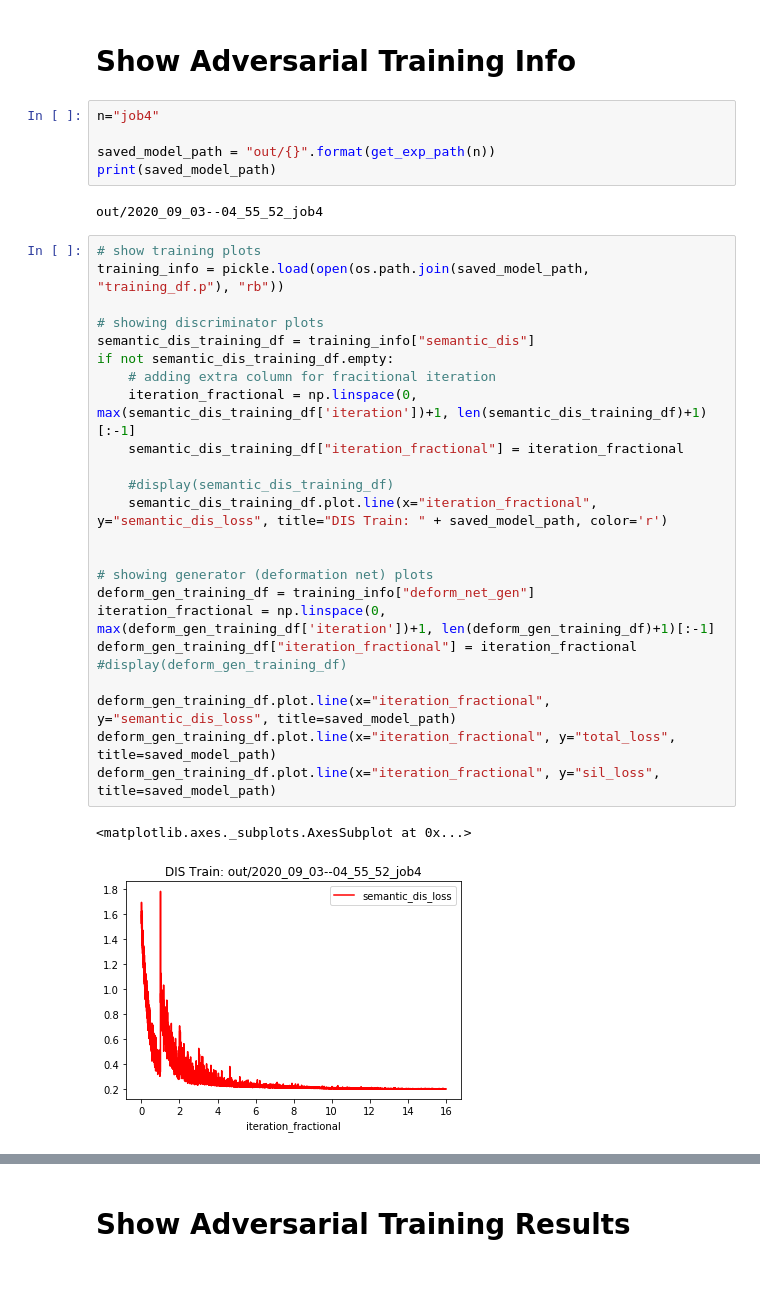
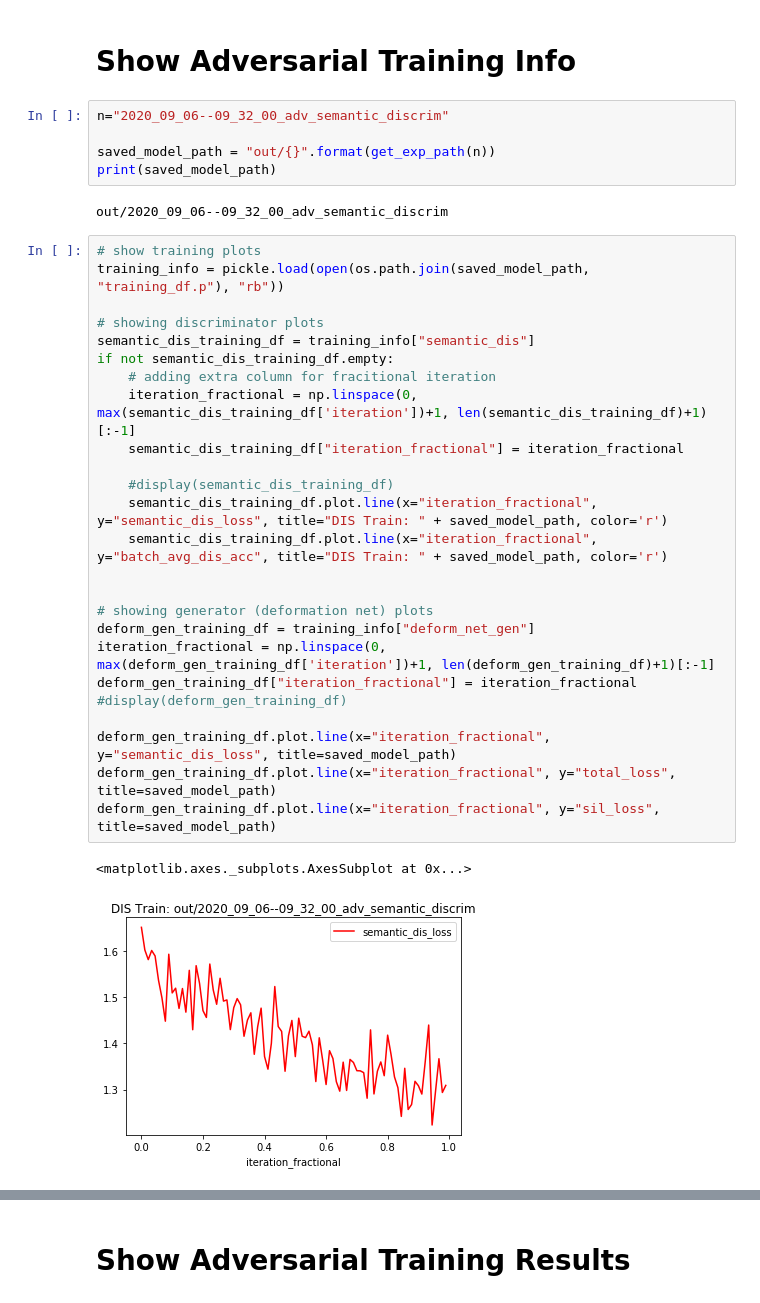
Before and after one commit to b7leung/sil_consistent_at_inference, a Jupyter notebook: notebooks/Adversarial Semantic Descriminator Debug.ipynb, the cells around one changed output, grey strips where cells are left out. Drawn from its saved outputs; the diff is of its cells as text.

```diff
--- a/notebooks/Adversarial Semantic Descriminator Debug.ipynb
+++ b/notebooks/Adversarial Semantic Descriminator Debug.ipynb
@@ -62,36 +62,37 @@ cfg = utils.load_config(cfg_path, "configs/default.yaml")
 # %% [markdown]
 # Show Adversarial Training Info
 # %%
-n="job4"
+n="2020_09_06--09_32_00_adv_semantic_discrim"
 
 saved_model_path = "out/{}".format(get_exp_path(n))
 print(saved_model_path)
 # %% [output]
-out/2020_09_03--04_55_52_job4
+out/2020_09_06--09_32_00_adv_semantic_discrim
 # %%
 # show training plots
 training_info = pickle.load(open(os.path.join(saved_model_path, "training_df.p"), "rb"))
 
 # showing discriminator plots
 semantic_dis_training_df = training_info["semantic_dis"]
 if not semantic_dis_training_df.empty:
     # adding extra column for fracitional iteration
     iteration_fractional = np.linspace(0, max(semantic_dis_training_df['iteration'])+1, len(semantic_dis_training_df)+1)[:-1]
     semantic_dis_training_df["iteration_fractional"] = iteration_fractional
 
     #display(semantic_dis_training_df)
     semantic_dis_training_df.plot.line(x="iteration_fractional", y="semantic_dis_loss", title="DIS Train: " + saved_model_path, color='r')
+    semantic_dis_training_df.plot.line(x="iteration_fractional", y="batch_avg_dis_acc", title="DIS Train: " + saved_model_path, color='r')
 
 
 # showing generator (deformation net) plots
 deform_gen_training_df = training_info["deform_net_gen"]
 iteration_fractional = np.linspace(0, max(deform_gen_training_df['iteration'])+1, len(deform_gen_training_df)+1)[:-1]
 deform_gen_training_df["iteration_fractional"] = iteration_fractional
 #display(deform_gen_training_df)
 
 deform_gen_training_df.plot.line(x="iteration_fractional", y="semantic_dis_loss", title=saved_model_path)
 deform_gen_training_df.plot.line(x="iteration_fractional", y="total_loss", title=saved_model_path)
 deform_gen_training_df.plot.line(x="iteration_fractional", y="sil_loss", title=saved_model_path)
 # %% [output]
 <matplotlib.axes._subplots.AxesSubplot at 0x...>
-[figure, old version]
+[figure, new version]
```
Also changed, not shown: parts of 3 cells of this notebook, 13 other files.
